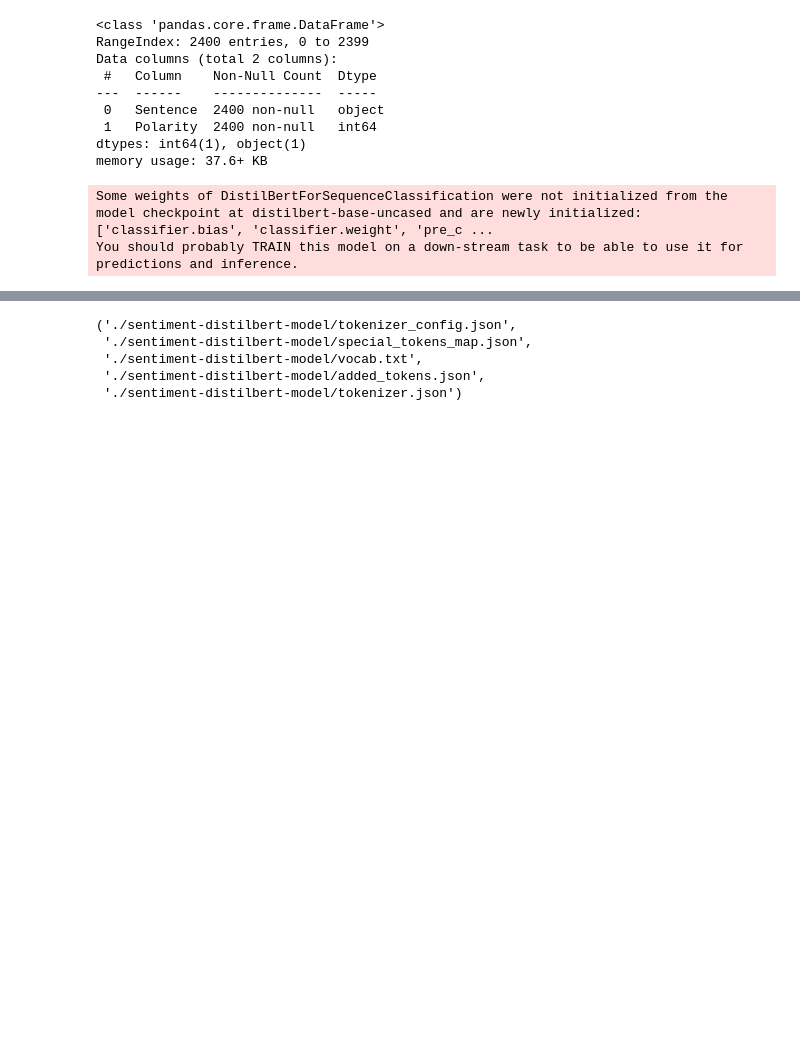
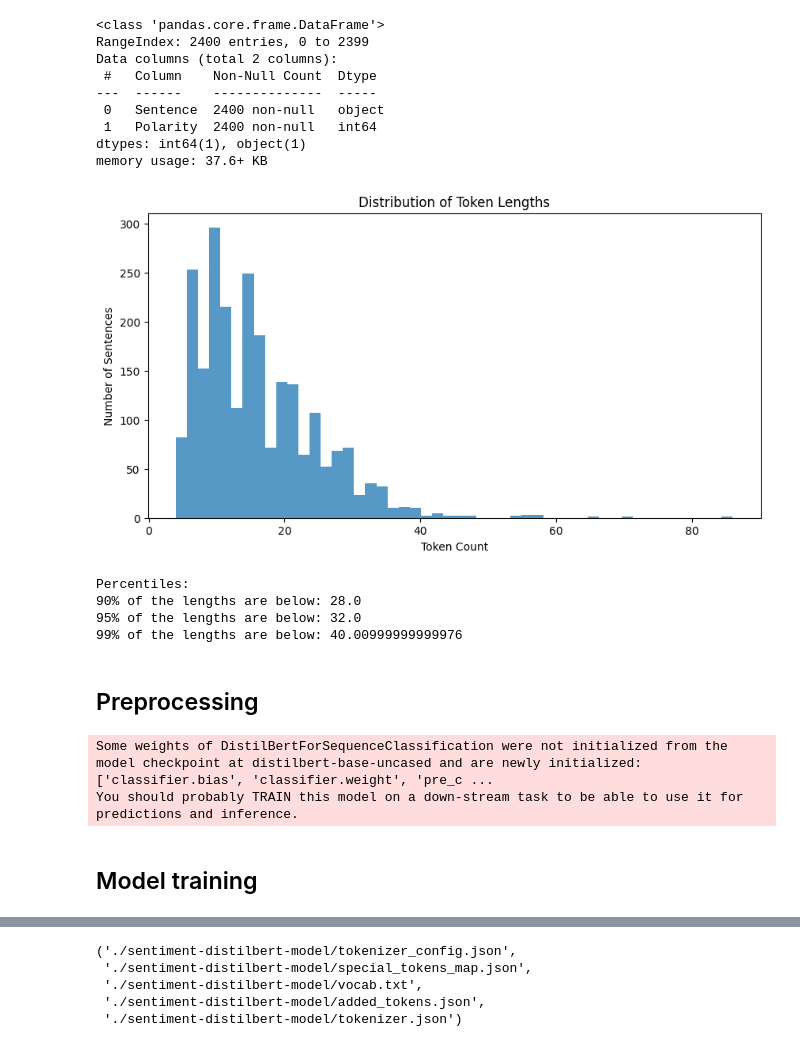
Before and after one commit to hellojohnkim/mmai891, a Jupyter notebook: 24_891_JohnKim.ipynb, the cells around one changed output, grey strips where cells are left out. Drawn from its saved outputs; the diff is of its cells as text; code cells hidden in the pictures; blank space fills up the shorter version.

```diff
--- a/24_891_JohnKim.ipynb
+++ b/24_891_JohnKim.ipynb
@@ -455,6 +509,38 @@ y = df['Polarity']
 # into training and validation.
 
 X_train, X_val, y_train, y_val = train_test_split(X, y, random_state=42)
+# %%
+import matplotlib.pyplot as plt
+
+# Assuming 'tokenizer' is already loaded as DistilBertTokenizerFast
+def compute_length(texts):
+    return [len(tokenizer.encode(text, add_special_tokens=True)) for text in texts]
+
+# Compute lengths
+lengths = compute_length(X)
+
+# Plotting the distribution of lengths
+plt.figure(figsize=(10, 5))
+plt.hist(lengths, bins=50, alpha=0.75)
+plt.title('Distribution of Token Lengths')
+plt.xlabel('Token Count')
+plt.ylabel('Number of Sentences')
+plt.show()
+
+# Analyze the percentiles to choose a max_length
+import numpy as np
+print("Percentiles:")
+print("90% of the lengths are below:", np.percentile(lengths, 90))
+print("95% of the lengths are below:", np.percentile(lengths, 95))
+print("99% of the lengths are below:", np.percentile(lengths, 99))
+# %% [output]
+[figure, added]
+Percentiles:
+90% of the lengths are below: 28.0
+95% of the lengths are below: 32.0
+99% of the lengths are below: 40.00999999999976
+# %% [markdown]
+## Preprocessing
 # %%
 from datasets import Dataset
 from transformers import DistilBertTokenizerFast, DistilBertForSequenceClassification, Trainer, TrainingArguments
@@ -485,3 +577,5 @@ model = DistilBertForSequenceClassification.from_pretrained('distilbert-base-unc
 # %% [output]
 Some weights of DistilBertForSequenceClassification were not initialized from the model checkpoint at distilbert-base-uncased and are newly initialized: ['classifier.bias', 'classifier.weight', 'pre_c ...
 You should probably TRAIN this model on a down-stream task to be able to use it for predictions and inference.
+# %% [markdown]
+## Model training
```
Also changed, not shown: parts of 51 cells of this notebook.
